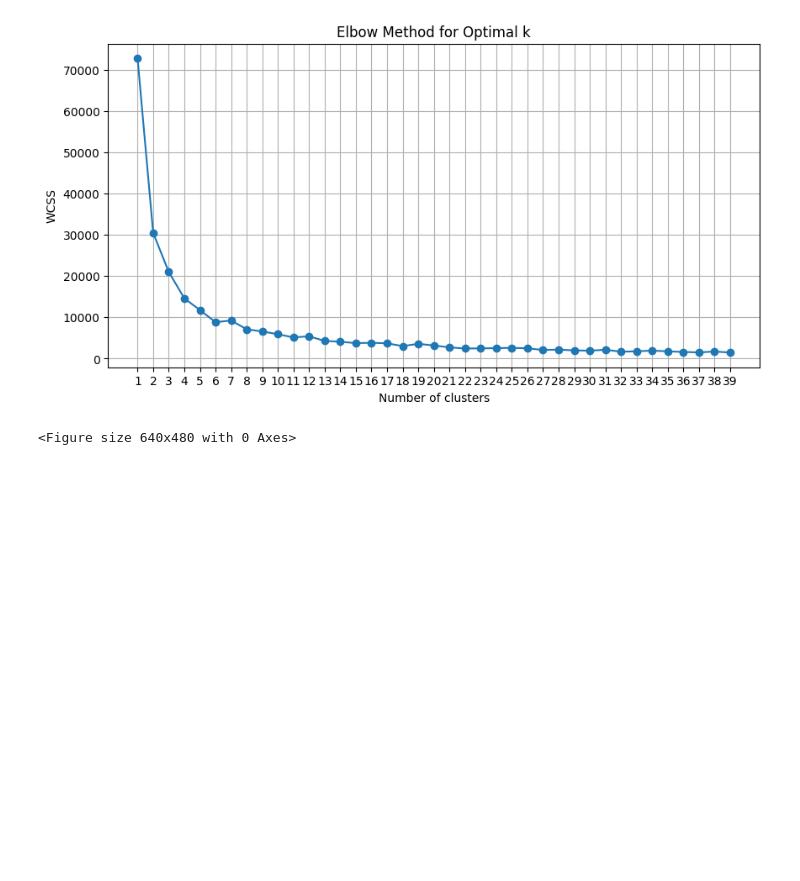
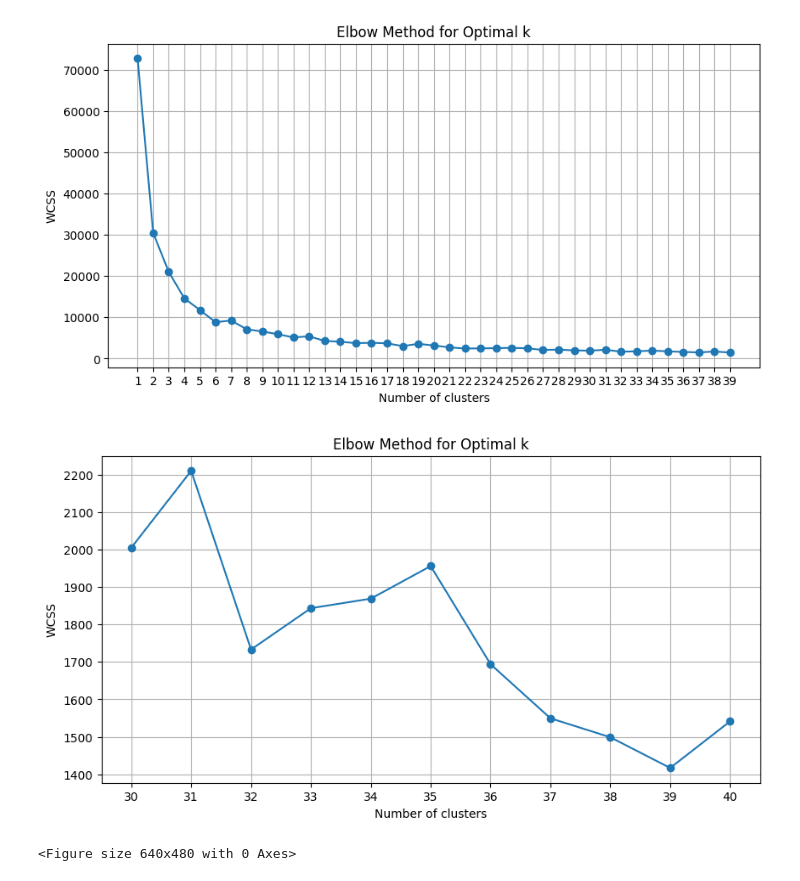
Before and after one commit to KaushalMorankar/Epoch_core_selection, a Jupyter notebook: Epoch_task1.ipynb, the cells around one changed output. Cells and saved outputs as stored; diff of their text form; code cells hidden in the pictures; blank space fills up the shorter version.

```diff
--- a/Epoch_task_1.ipynb
+++ b/Epoch_task1.ipynb
@@ -244,5 +206,41 @@ plt.show()
 # %% [output]
 [figure]
+# %%
+import numpy as np
+
+
+def calculate_wcss(X, centroids, idx):
+    wcss = 0
+    for i in range(len(centroids)):
+        cluster_points = X[idx == i]
+        wcss += np.sum((cluster_points - centroids[i]) ** 2)
+    return wcss
+
+range_n_clusters = range(30, 41)
+wcss = []
+
+X = filtered_df.to_numpy()
+
+for k in range_n_clusters:
+    initial_centroids = X[np.random.choice(X.shape[0], k, replace=False), :]
+
+    centroids = initial_centroids
+    for _ in range(10):
+        idx = close_cluster(X, centroids)
+        centroids = compute_centroids(X, idx, k)
+
+    wcss.append(calculate_wcss(X, centroids, idx))
+
+plt.figure(figsize=(10, 5))
+plt.plot(range_n_clusters, wcss, marker='o')
+plt.title('Elbow Method for Optimal k')
+plt.xlabel('Number of clusters')
+plt.ylabel('WCSS')
+plt.xticks(range_n_clusters)
+plt.grid(True)
+plt.show()
+# %% [output]
+[figure, added]
 # %%
 import matplotlib.pyplot as plt
 from sklearn.decomposition import PCA
```
Also changed, not shown: parts of 7 cells of this notebook, 1 other file.
